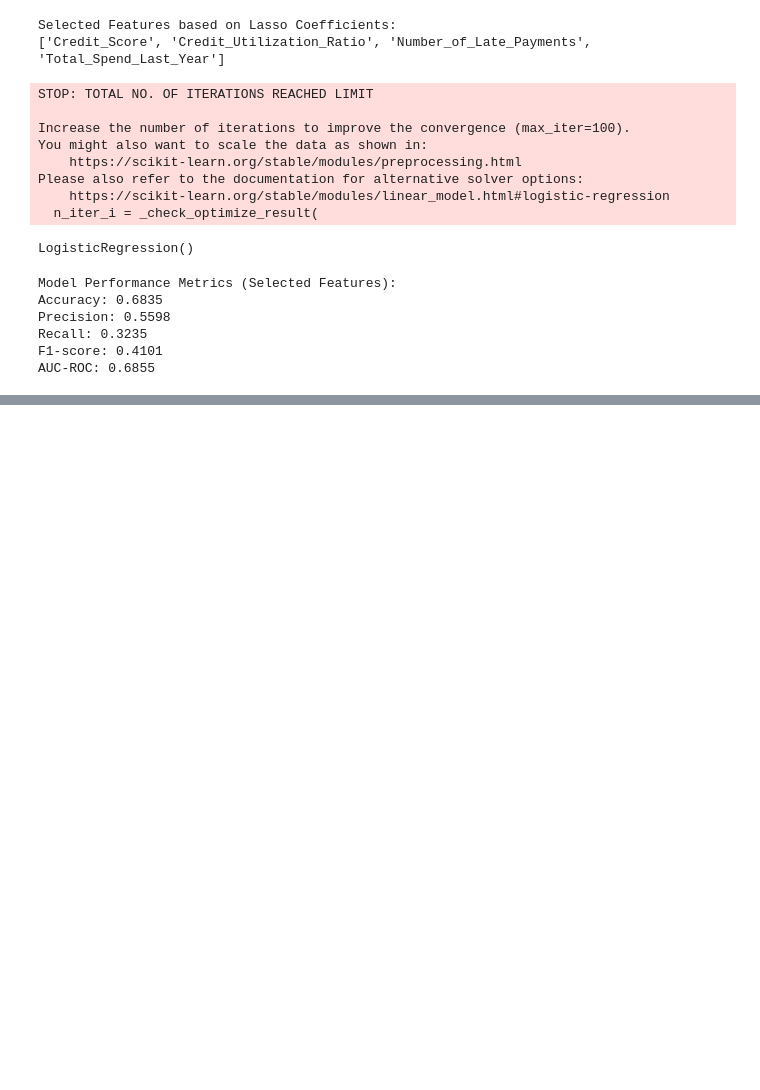
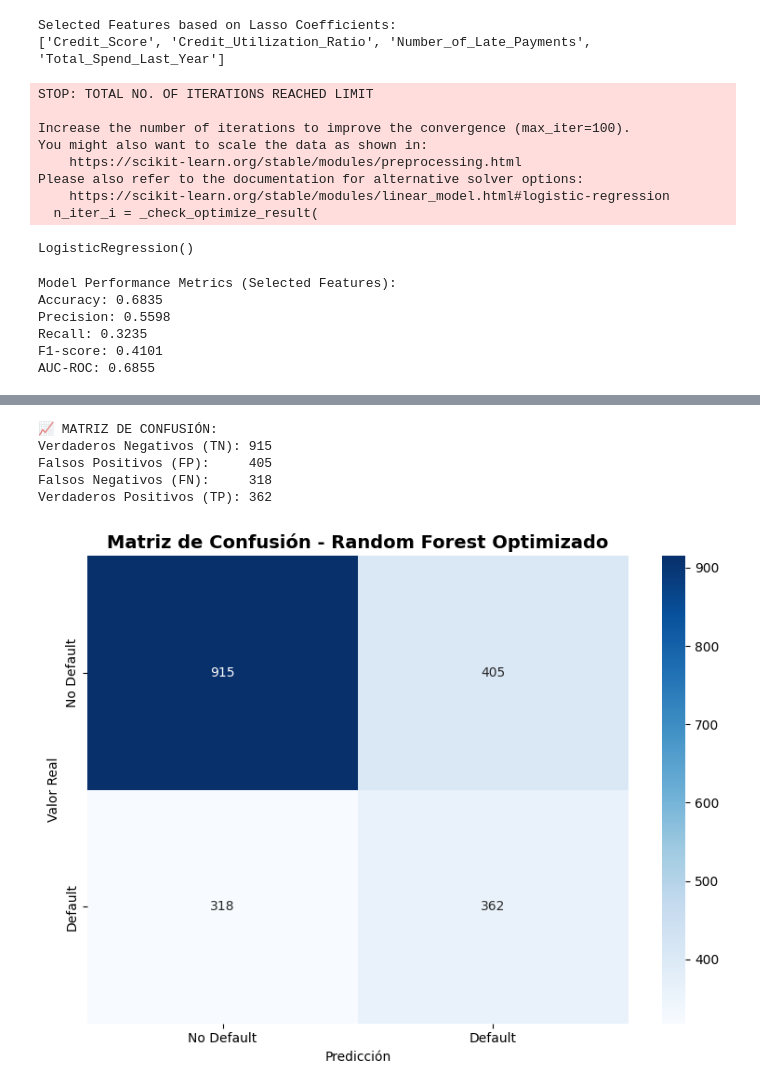
Before and after one commit to Karimme-T/Modelo-de-cr-dito, a Jupyter notebook: Project_2.ipynb, the cells around one changed output, grey strips where cells are left out. Drawn from its saved outputs; the diff is of its cells as text; code cells hidden in the pictures; blank space fills up the shorter version.

Commit message:
redes y random forest

```diff
--- a/Project_2.ipynb
+++ b/Project_2.ipynb
@@ -418,6 +389,20 @@ F1-score: 0.4101
 AUC-ROC: 0.6855
 # %%
 #Random Forest
-classifier=RandomForestClassifier(n_estimators=100,random_state=42)
+classifier = RandomForestClassifier(
+    n_estimators=700,
+    max_depth=40,
+    min_samples_split=10,
+    min_samples_leaf=4,
+    bootstrap=True,
+    oob_score=True,
+    class_weight='balanced',
+    max_samples=0.8,
+    criterion='gini',
+    n_jobs=-1,
+    random_state=42,
+    verbose=1,
+    warm_start=False
+)
 classifier.fit(X_train_selected,y_train)
 # %% [output]
@@ -446,0 +478,26 @@ AUC-ROC: 0.6377
+# %%
+# Matriz de confusión
+cm = confusion_matrix(y_test, y_pred_rf)
+print("\n📈 MATRIZ DE CONFUSIÓN:")
+print(f"Verdaderos Negativos (TN): {cm[0,0]:,}")
+print(f"Falsos Positivos (FP):     {cm[0,1]:,}")
+print(f"Falsos Negativos (FN):     {cm[1,0]:,}")
+print(f"Verdaderos Positivos (TP): {cm[1,1]:,}")
+
+plt.figure(figsize=(8, 6))
+sns.heatmap(cm, annot=True, fmt='d', cmap='Blues',
+            xticklabels=['No Default', 'Default'],
+            yticklabels=['No Default', 'Default'])
+plt.title('Matriz de Confusión - Random Forest Optimizado',
+          fontsize=14, fontweight='bold')
+plt.ylabel('Valor Real')
+plt.xlabel('Predicción')
+plt.tight_layout()
+plt.show()
+# %% [output]
+📈 MATRIZ DE CONFUSIÓN:
+Verdaderos Negativos (TN): 915
+Falsos Positivos (FP):     405
+Falsos Negativos (FN):     318
+Verdaderos Positivos (TP): 362
+[figure, added]
```
Also changed, not shown: parts of 13 cells of this notebook, 3 other files.
